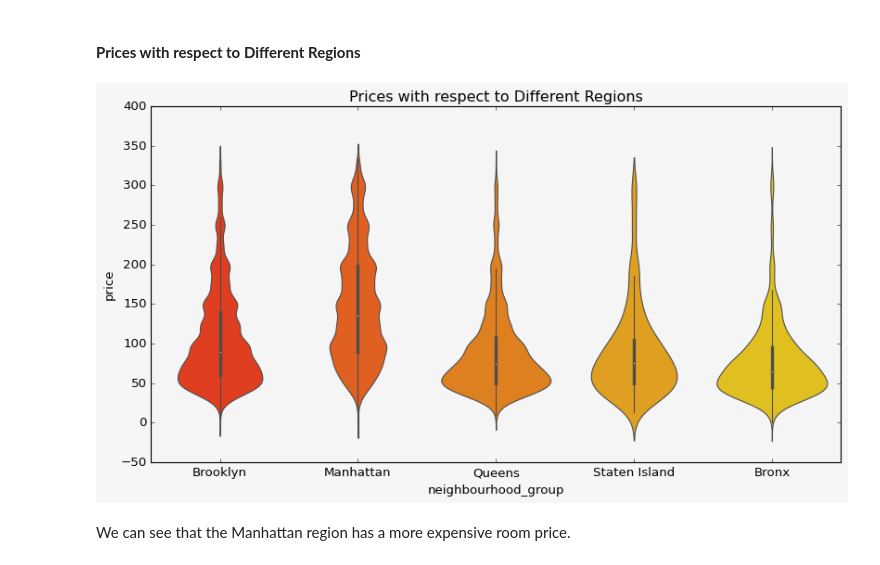
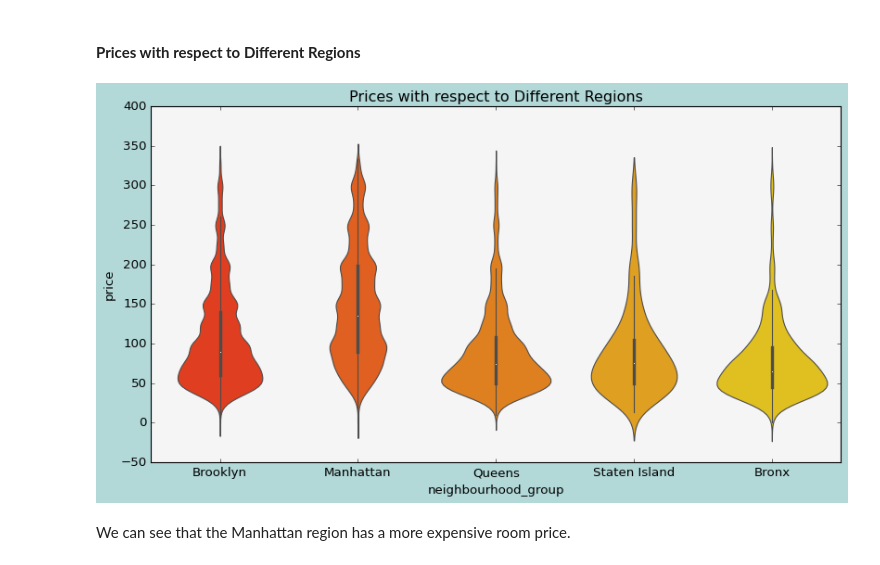
Before and after one commit to AkashSalmuthe/Airbnb-Bookings-Analysis---Akash-Salmuthe, a Jupyter notebook: Airbnb_Bookings_Analysis_Capstone_Project.ipynb, the cells around one changed output. Saved outputs shown, nothing was run; the diff lists cells and outputs as text; code cells hidden in the pictures.

```diff
--- a/Airbnb_Bookings_Analysis_Capstone_Project.ipynb
+++ b/Airbnb_Bookings_Analysis_Capstone_Project.ipynb
@@ -472,13 +472,13 @@ sns.barplot(data=df, x='neighbourhood_group', y='price')
 # %%
 price_range= df[df.price < 600 ]
 fig, ax = plt.subplots(figsize = (12,6))
-fig.patch.set_facecolor('#f6f5f7')
+fig.patch.set_facecolor('#b2d8d8')
 ax.set_facecolor('#f6f5f5')
 
 plt_2=sns.violinplot(x='neighbourhood_group',y='price', data= price_range,palette='autumn')
 plt_2.set_title('Prices with respect to Different Regions');
 # %% [output]
-[figure, old version]
+[figure, new version]
 # %% [markdown]
 We can see that the Manhattan region has a more expensive room price.
 # %% [markdown]
```
Also changed, not shown: parts of 15 cells of this notebook.
